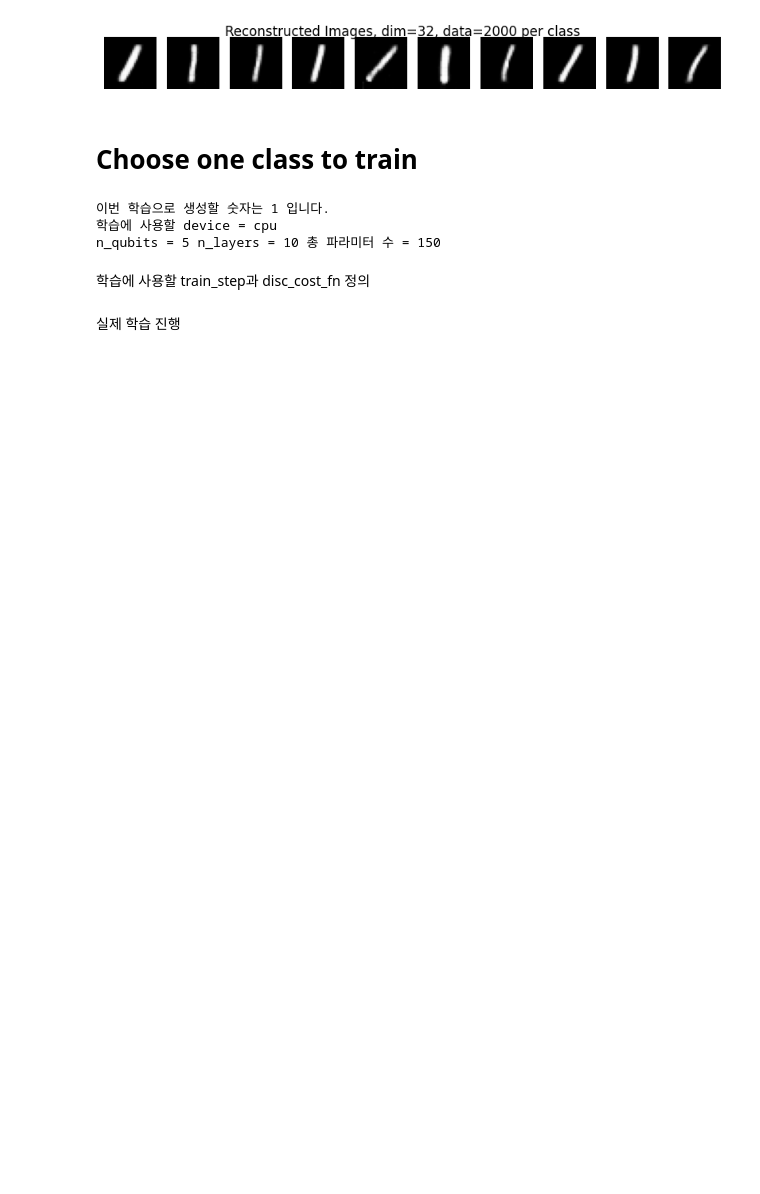
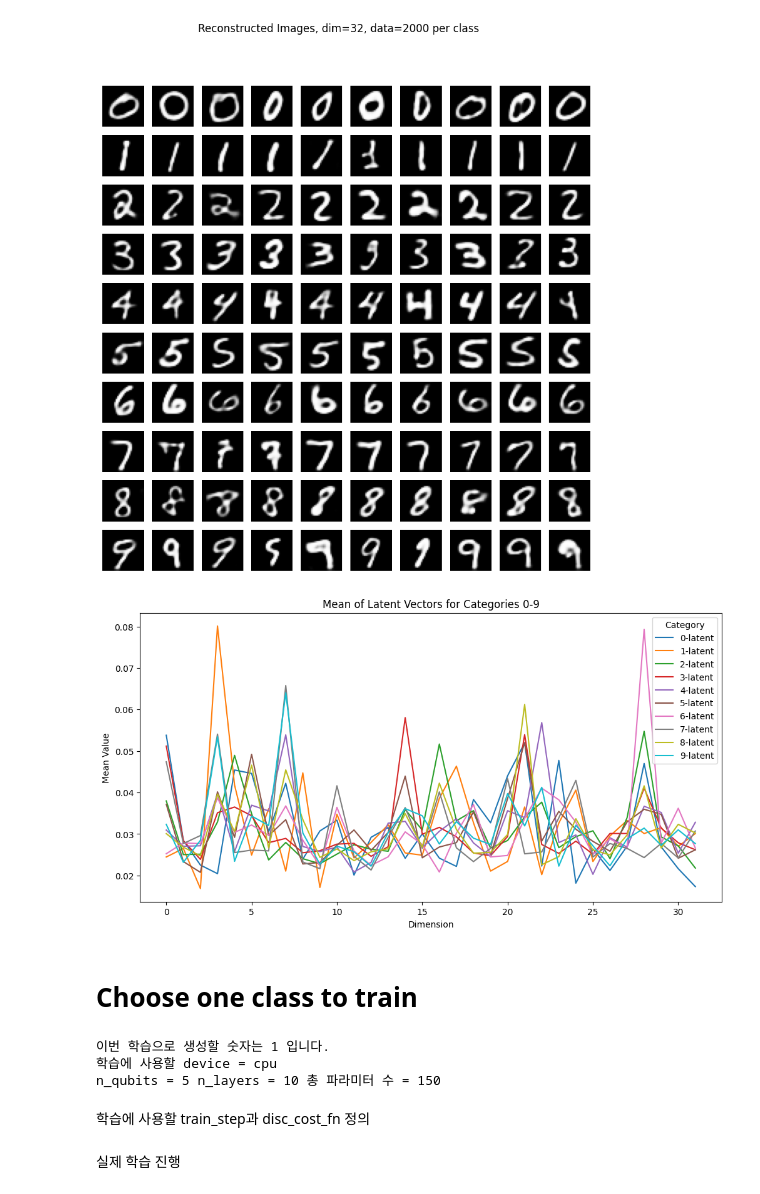
Before and after one commit to red1108/infoQGAN, a Jupyter notebook: mnist_train.ipynb, the cells around one changed output. Cells and saved outputs as stored; diff of their text form; code cells hidden in the pictures; blank space fills up the shorter version.

Commit message:
add latent compare

```diff
--- a/mnist_train.ipynb
+++ b/mnist_train.ipynb
@@ -43,7 +43,7 @@ class LatentEncoderDecoder:
             raise ValueError("Invalid method. Choose 'autoencoder' or 'pca'.")
 
 
-DIGITS = [1]  # 학습할 숫자들 설정
+DIGITS = [0, 1, 2, 3, 4, 5, 6, 7, 8, 9]  # 학습할 숫자들 설정
 DIGITS_STR = ''.join(map(str, DIGITS))
 
 latent_dim = 32
@@ -52,7 +52,7 @@ model = "autoencoder"
 
 # autoencoder 모델 준비
 autoencoder = Autoencoder.Autoencoder(latent_dim=latent_dim)
-autoencoder_epochs = 200
+autoencoder_epochs = 35
 autoencoder_lr = 0.0001
 autoencoder.load_state_dict(torch.load(f'savepoints/autoencoder_{DIGITS_STR}_{latent_dim}_ep{autoencoder_epochs}_lr{autoencoder_lr}.pth'))
 autoencoder.eval()  # 평가 모드로 전환
@@ -69,34 +69,46 @@ num_images_per_class = 2000
 
 # 데이터 로드
 data = np.load(f'./data/MNIST/{DIGITS_STR}_{latent_dim}_{autoencoder_epochs}_{autoencoder_lr}/mnist_{DIGITS_STR}_{latent_dim}_{num_images_per_class}.npz')
 
 # 클래스별로 10개의 latent 벡터를 선택하고 복원
 reconstructed_images = []
 for digit in tqdm(DIGITS):
     latent_data = data[f'{digit}_latent']  # 각 클래스의 latent 벡터 불러오기
     # 10개의 latent 벡터를 텐서로 변환
     latent_vectors = torch.tensor(latent_data[:10], dtype=torch.float32)
 
     # 오토인코더의 디코더로 복원
     with torch.no_grad():
         reconstructed = latentHandler.decode(latent_vectors)  # (10, 1, 28, 28)
     reconstructed_images.append(reconstructed)
 
 # DIGITSx10 그리드에 시각화
 
 fig, axs = plt.subplots(len(DIGITS), 10, figsize=(10, len(DIGITS)))
 if len(DIGITS) == 1:
     axs = axs[np.newaxis, :]
 for i in range(len(DIGITS)):
     for j in range(10):
         # (1, 28, 28) 형태를 (28, 28)으로 변환하여 시각화
         axs[i, j].imshow(reconstructed_images[i][j].squeeze().detach().numpy(), cmap='gray')
         axs[i, j].axis('off')
 
 plt.suptitle(f"Reconstructed Images, dim={latent_dim}, data={num_images_per_class} per class")
 plt.show()
+
+# 시각화
+plt.figure(figsize=(12, 6))
+for i in DIGITS:
+    plt.plot(data[f'{i}_latent'].mean(axis=0), label=f"{i}-latent")
+
+plt.title("Mean of Latent Vectors for Categories 0-9")
+plt.xlabel("Dimension")
+plt.ylabel("Mean Value")
+plt.legend(title="Category")
+plt.show()
 # %% [output]
-[figure, old version]
+[figure, new version]
+[figure, added]
 # %% [markdown]
 # Choose one class to train
 # %%
```
Also changed, not shown: parts of 4 cells of this notebook, 4 other files.
